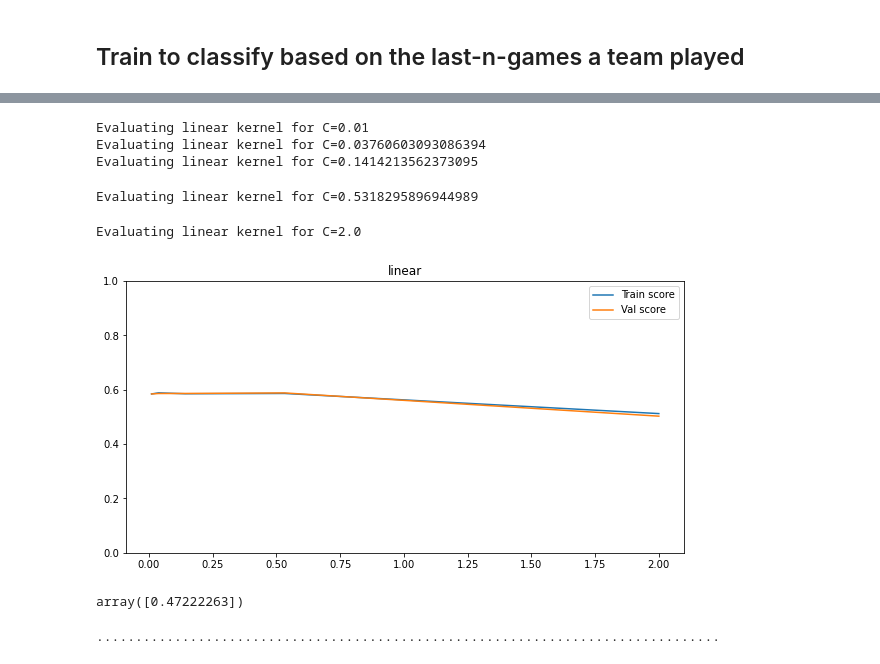
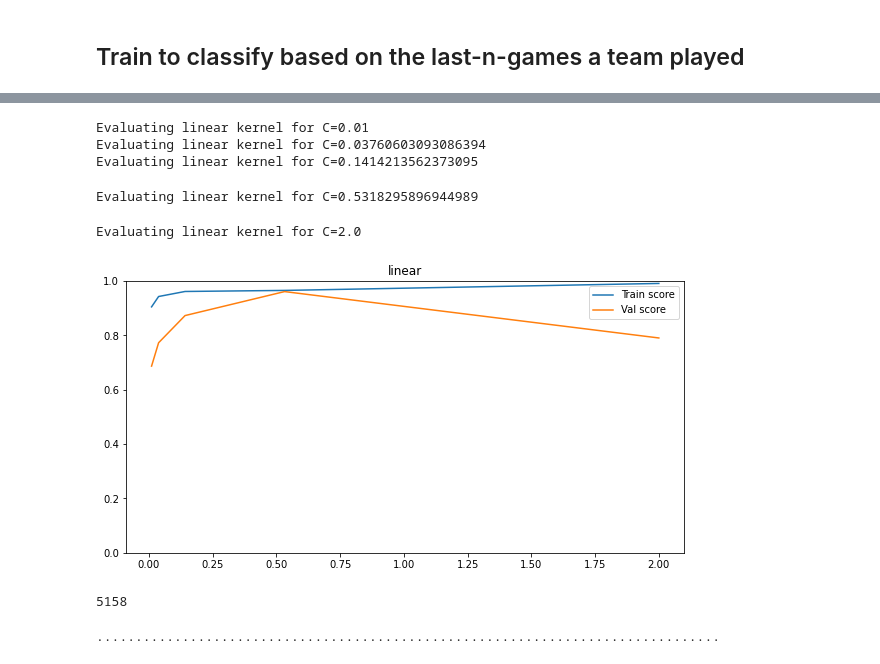
Before and after one commit to Eric-w-H/ORIE4741_Project, a Jupyter notebook: models/last-n-games-scores-only.ipynb, the cells around one changed output, grey strips where cells are left out. Cells and saved outputs as stored; diff of their text form; code cells hidden in the pictures.

Commit message:
last-n with scores is quite good

```diff
--- a/models/last-n-games-scores-only.ipynb
+++ b/models/last-n-games-scores-only.ipynb
@@ -79,0 +85,3 @@ Compilation is falling back to object mode WITHOUT looplifting enabled because F
+# %%
+last_n_matches, new_columns = form_last_n_games(
+    played_matches, 5, ['Team Score', 'Opponent Score'])
@@ -80,6 +91,6 @@ Compilation is falling back to object mode WITHOUT looplifting enabled because F
 # %%
-
-X = pd.concat([pd.get_dummies(last_n_matches[xcol],prefix='_'.join(xcol.split())+'_') for xcol in x_cols] + [last_n_matches[new_columns]], axis=1)
+X = pd.concat([pd.get_dummies(last_n_matches[xcol], prefix='_'.join(
+    xcol.split())+'_') for xcol in x_cols] + [last_n_matches[new_columns]], axis=1)
 y = last_n_matches[y_cols]
 # %%
 X.head()
@@ -103,5 +114,2 @@ y.head()
-# %%
-y=y.dropna()
-X=X.dropna()
 # %%
 X_train, X_val, X_test, y_train, y_val, y_test = make_train_val_test(
@@ -121,0 +130,8 @@ print(X_test.shape, y_test.shape)
+# %%
+maxima = X_train.max(axis=0)
+minima = X_train.min(axis=0)
+numerical = (maxima > 1) | (minima < 0)
+mean = np.mean(X_train[:, numerical])
+std = np.std(X_train[:, numerical])
+X_train[:, numerical] = (X_train[:, numerical] - mean) / std
+X_train[:, numerical]
@@ -122,36 +152,33 @@ print(X_test.shape, y_test.shape)
 # %%
-for kernel in ['linear']: #, 'poly','rbf','sigmoid']:
-  train_scores = []
-  val_scores = []
-  val_space = np.geomspace(start=0.01, stop=2, num=5)
-  for C in val_space:
-    print(f"Evaluating {kernel} kernel for C={C}")
-    model = pipeline.make_pipeline(
-      # preprocessing.MinMaxScaler(),
-      svm.SVC(C=C,max_iter=10_000,kernel=kernel),
-    )
+for kernel in ['linear']:  # , 'poly','rbf','sigmoid']:
+    train_scores = []
+    val_scores = []
+    val_space = np.geomspace(start=0.01, stop=2, num=5)
+    for C in val_space:
+        print(f"Evaluating {kernel} kernel for C={C}")
+        model = svm.SVC(C=C, max_iter=10_000, kernel=kernel)
 
-    model.fit(X_train, y_train)
-    train_scores.append(model.score(X_train, y_train))
-    val_scores.append(model.score(X_val, y_val))
+        model.fit(X_train, y_train)
+        train_scores.append(model.score(X_train, y_train))
+        val_scores.append(model.score(X_val, y_val))
 
-  plt.title(kernel)
-  plt.plot(val_space, train_scores, label='Train score')
-  plt.plot(val_space, val_scores, label='Val score')
-  plt.ylim(0, 1)
-  plt.legend()
-  plt.show()
+    plt.title(kernel)
+    plt.plot(val_space, train_scores, label='Train score')
+    plt.plot(val_space, val_scores, label='Val score')
+    plt.ylim(0, 1)
+    plt.legend()
+    plt.show()
 # %% [output]
 Evaluating linear kernel for C=0.01
 Evaluating linear kernel for C=0.03760603093086394
 Evaluating linear kernel for C=0.1414213562373095
 Evaluating linear kernel for C=0.5318295896944989
 Evaluating linear kernel for C=2.0
-[figure, old version]
+[figure, new version]
 # %%
-model.decision_function(X_test[0:1])
+model.decision_function(X_test)
 # %% [output]
-array([0.47222263])
+5158
 # %%
 from sklearn.ensemble import BaggingRegressor
 from sklearn.tree import DecisionTreeRegressor
```
Also changed, not shown: parts of 13 cells of this notebook, 1 other file.
